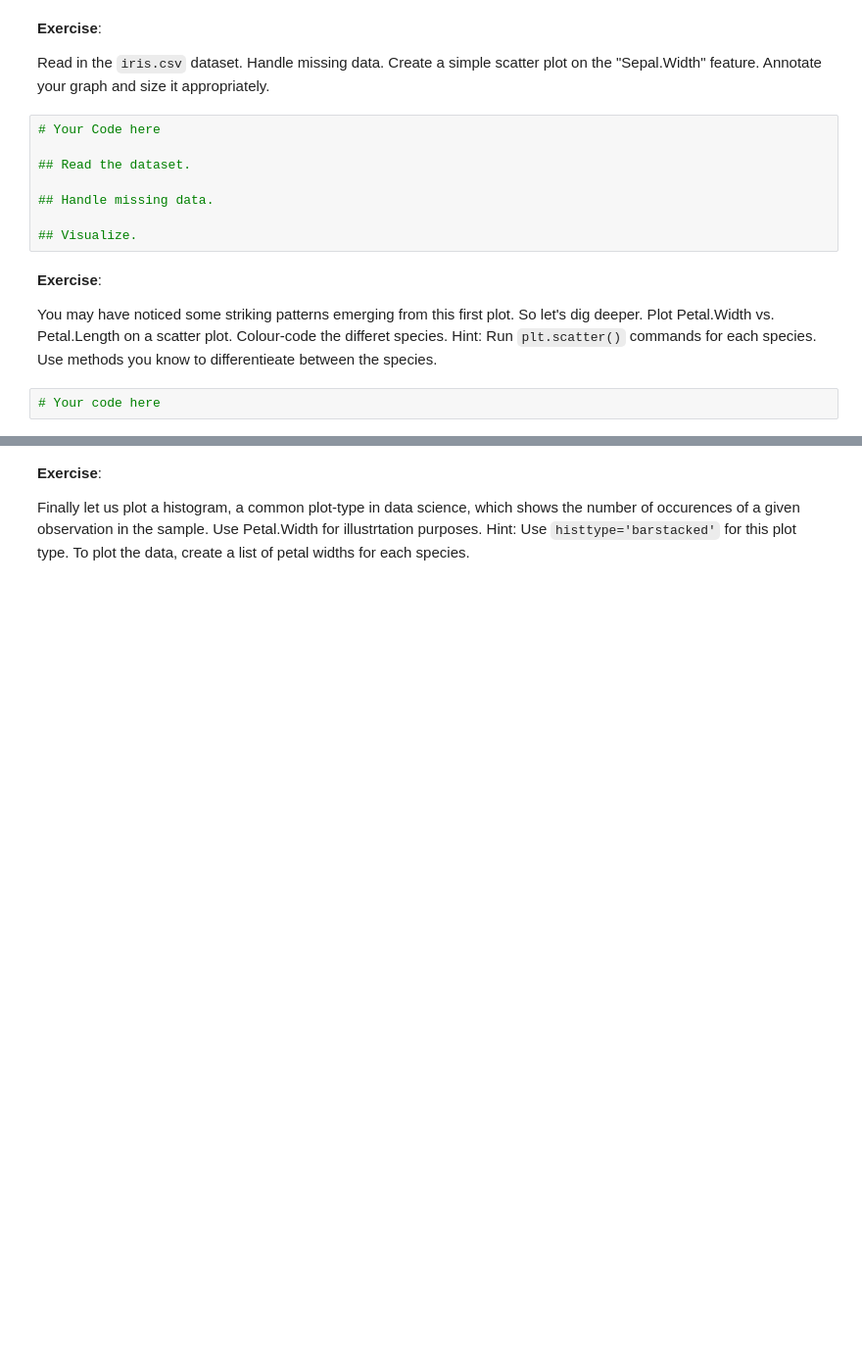
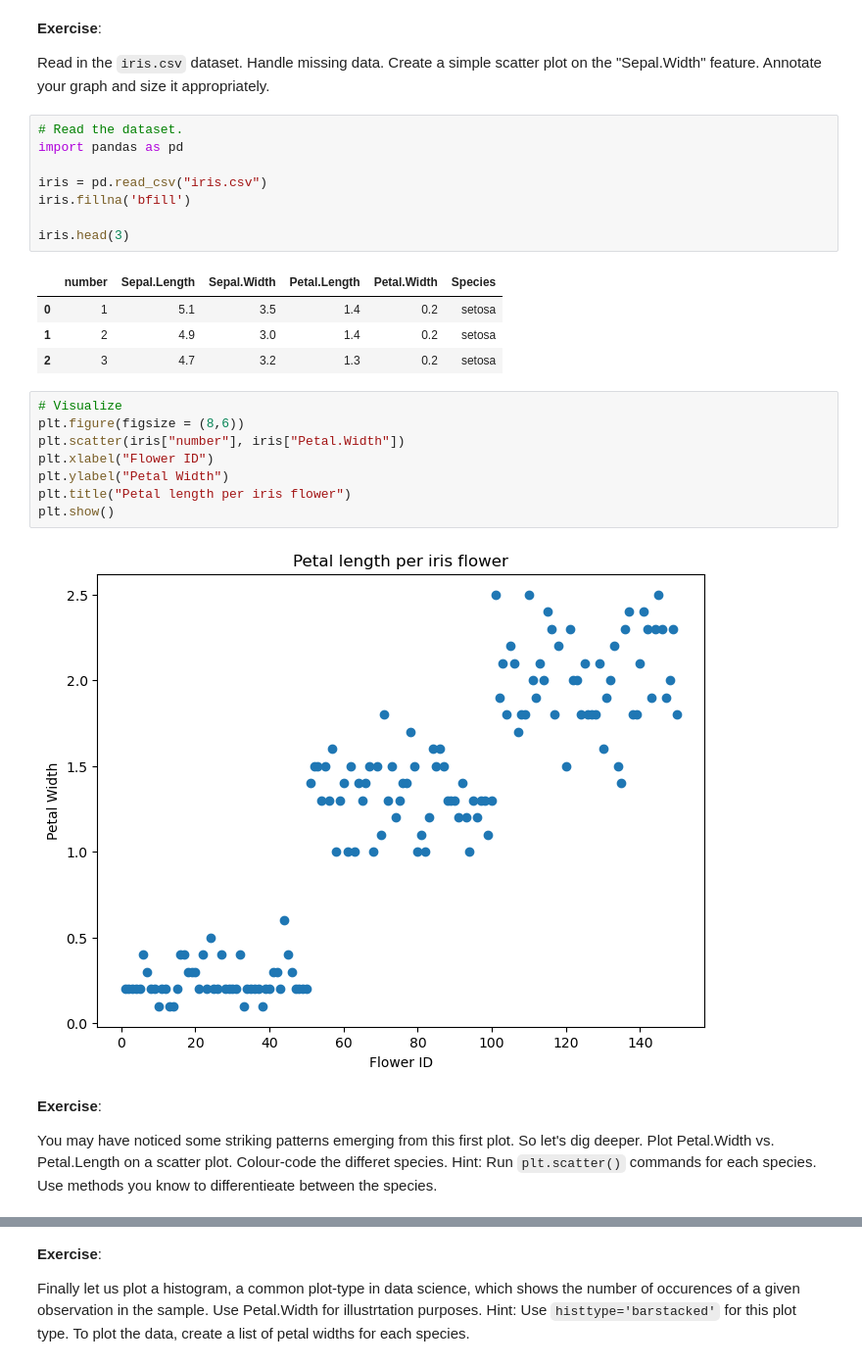
Before and after one commit to IS3UniCologne/AA_2023, a Jupyter notebook: Workshop_04/AA_WS_04_Visualization.ipynb, the cells around one changed output, grey strips where cells are left out. Shown at 98% size. Cells and saved outputs as stored; diff of their text form; blank space fills up the shorter version.

```diff
--- a/Workshop_04/AA_WS_04_Visualization_pre.ipynb
+++ b/Workshop_04/AA_WS_04_Visualization.ipynb
@@ -401,17 +401,30 @@ ax.set_zlabel('z');
 **Exercise**:
 
 Read in the `iris.csv` dataset. Handle missing data. Create a simple scatter plot on the "Sepal.Width" feature. Annotate your graph and size it appropriately.
-# %%
-# Your Code here
-
-## Read the dataset.
-
-## Handle missing data.
-
-## Visualize.
+# %%
+# Read the dataset.
+import pandas as pd
+
+iris = pd.read_csv("iris.csv")
+iris.fillna('bfill')
+
+iris.head(3)
+# %% [output]
+|  | number | Sepal.Length | Sepal.Width | Petal.Length | Petal.Width | Species |
+| 0 | 1 | 5.1 | 3.5 | 1.4 | 0.2 | setosa |
+| 1 | 2 | 4.9 | 3.0 | 1.4 | 0.2 | setosa |
+| 2 | 3 | 4.7 | 3.2 | 1.3 | 0.2 | setosa |
+# %%
+# Visualize
+plt.figure(figsize = (8,6))
+plt.scatter(iris["number"], iris["Petal.Width"])
+plt.xlabel("Flower ID")
+plt.ylabel("Petal Width")
+plt.title("Petal length per iris flower")
+plt.show()
+# %% [output]
+[figure, added]
 # %% [markdown]
 **Exercise**:
 
 You may have noticed some striking patterns emerging from this first plot. So let's dig deeper. Plot Petal.Width vs. Petal.Length on a scatter plot. Colour-code the differet species. Hint: Run `plt.scatter()` commands for each species. Use methods you know to differentieate between the species.
-# %%
-# Your code here
```
Also changed, not shown: parts of 12 cells of this notebook.
